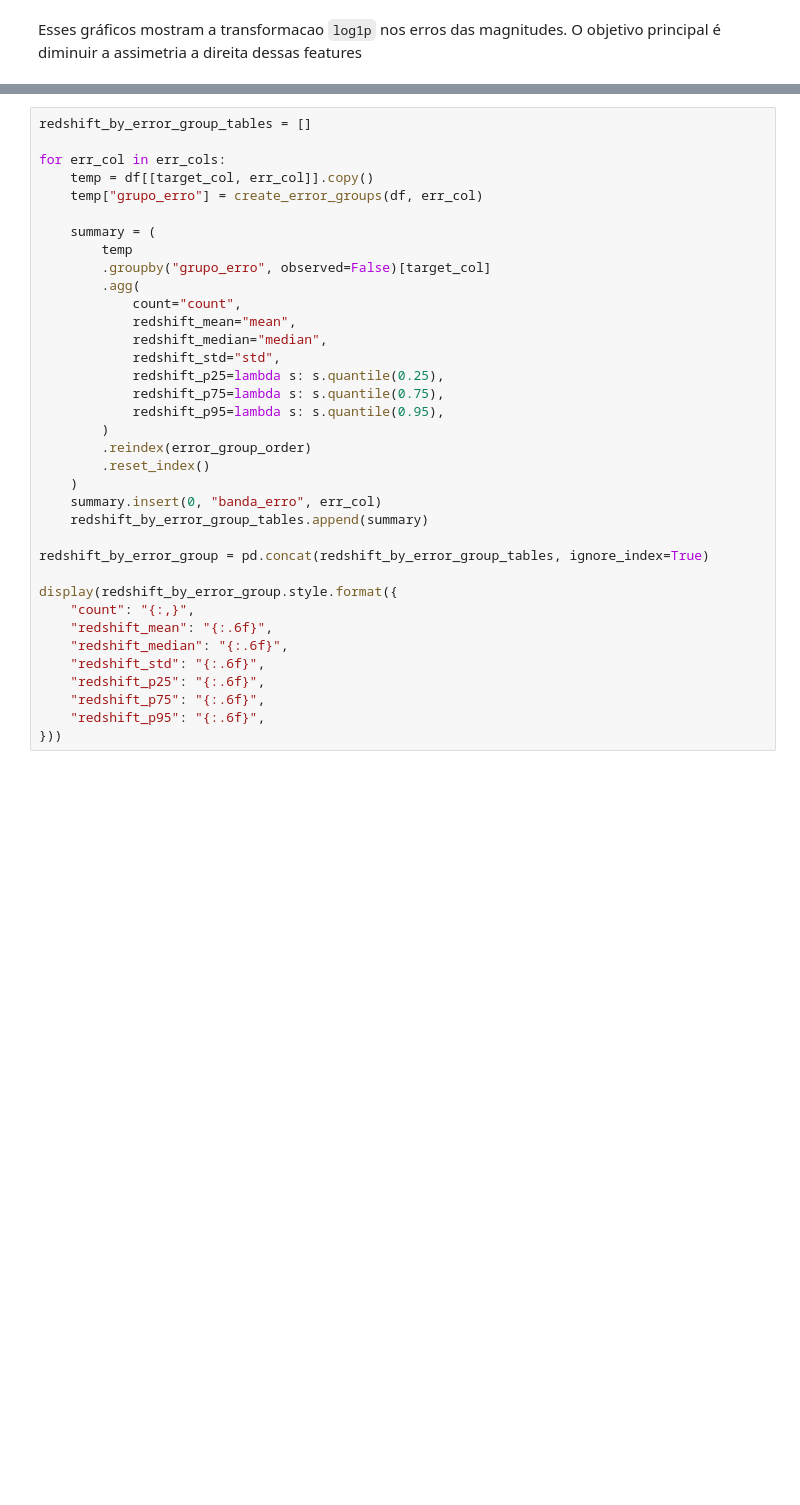
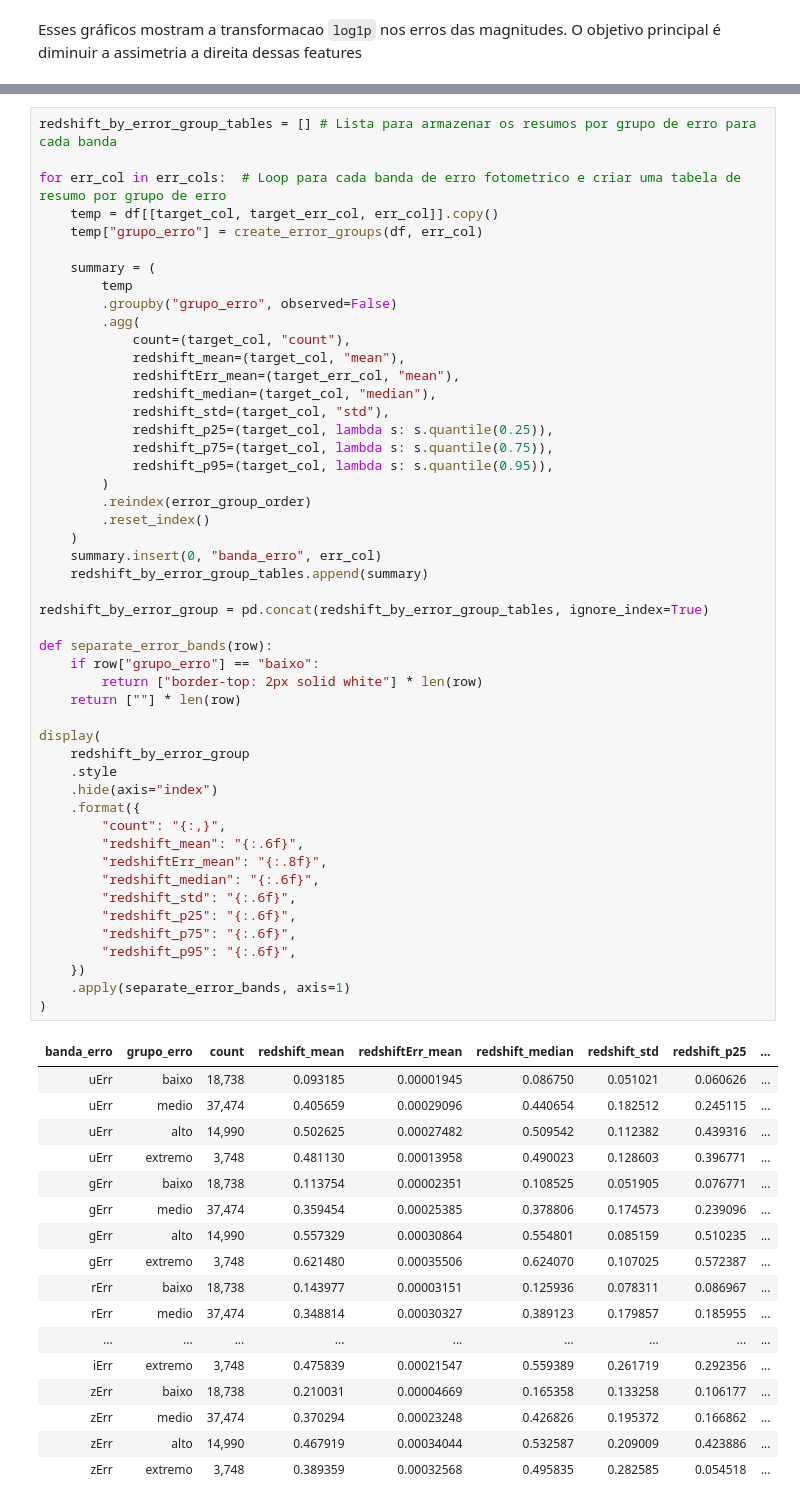
Before and after one commit to joaopjpc/redshift-learning, a Jupyter notebook: notebooks/01_eda_happy.ipynb, the cells around one changed output, grey strips where cells are left out. Drawn from its saved outputs; the diff is of its cells as text; blank space fills up the shorter version.

```diff
--- a/notebooks/01_eda_happy.ipynb
+++ b/notebooks/01_eda_happy.ipynb
@@ -749,36 +898,67 @@ Para cada banda, criamos uma coluna temporaria de grupo de erro e calculamos est
 # %%
-redshift_by_error_group_tables = []
+redshift_by_error_group_tables = [] # Lista para armazenar os resumos por grupo de erro para cada banda
 
-for err_col in err_cols:
-    temp = df[[target_col, err_col]].copy()
+for err_col in err_cols:  # Loop para cada banda de erro fotometrico e criar uma tabela de resumo por grupo de erro
+    temp = df[[target_col, target_err_col, err_col]].copy()
     temp["grupo_erro"] = create_error_groups(df, err_col)
 
     summary = (
         temp
-        .groupby("grupo_erro", observed=False)[target_col]
+        .groupby("grupo_erro", observed=False)
         .agg(
-            count="count",
-            redshift_mean="mean",
-            redshift_median="median",
-            redshift_std="std",
-            redshift_p25=lambda s: s.quantile(0.25),
-            redshift_p75=lambda s: s.quantile(0.75),
-            redshift_p95=lambda s: s.quantile(0.95),
+            count=(target_col, "count"),
+            redshift_mean=(target_col, "mean"),
+            redshiftErr_mean=(target_err_col, "mean"),
+            redshift_median=(target_col, "median"),
+            redshift_std=(target_col, "std"),
+            redshift_p25=(target_col, lambda s: s.quantile(0.25)),
+            redshift_p75=(target_col, lambda s: s.quantile(0.75)),
+            redshift_p95=(target_col, lambda s: s.quantile(0.95)),
         )
         .reindex(error_group_order)
         .reset_index()
     )
     summary.insert(0, "banda_erro", err_col)
     redshift_by_error_group_tables.append(summary)
 
 redshift_by_error_group = pd.concat(redshift_by_error_group_tables, ignore_index=True)
 
-display(redshift_by_error_group.style.format({
-    "count": "{:,}",
-    "redshift_mean": "{:.6f}",
-    "redshift_median": "{:.6f}",
-    "redshift_std": "{:.6f}",
-    "redshift_p25": "{:.6f}",
-    "redshift_p75": "{:.6f}",
-    "redshift_p95": "{:.6f}",
-}))
+def separate_error_bands(row):
+    if row["grupo_erro"] == "baixo":
+        return ["border-top: 2px solid white"] * len(row)
+    return [""] * len(row)
+
+display(
+    redshift_by_error_group
+    .style
+    .hide(axis="index")
+    .format({
+        "count": "{:,}",
+        "redshift_mean": "{:.6f}",
+        "redshiftErr_mean": "{:.8f}",
+        "redshift_median": "{:.6f}",
+        "redshift_std": "{:.6f}",
+        "redshift_p25": "{:.6f}",
+        "redshift_p75": "{:.6f}",
+        "redshift_p95": "{:.6f}",
+    })
+    .apply(separate_error_bands, axis=1)
+)
+# %% [output]
+| banda_erro | grupo_erro | count | redshift_mean | redshiftErr_mean | redshift_median | redshift_std | redshift_p25 | ... |
+| uErr | baixo | 18,738 | 0.093185 | 0.00001945 | 0.086750 | 0.051021 | 0.060626 | ... |
+| uErr | medio | 37,474 | 0.405659 | 0.00029096 | 0.440654 | 0.182512 | 0.245115 | ... |
+| uErr | alto | 14,990 | 0.502625 | 0.00027482 | 0.509542 | 0.112382 | 0.439316 | ... |
+| uErr | extremo | 3,748 | 0.481130 | 0.00013958 | 0.490023 | 0.128603 | 0.396771 | ... |
+| gErr | baixo | 18,738 | 0.113754 | 0.00002351 | 0.108525 | 0.051905 | 0.076771 | ... |
+| gErr | medio | 37,474 | 0.359454 | 0.00025385 | 0.378806 | 0.174573 | 0.239096 | ... |
+| gErr | alto | 14,990 | 0.557329 | 0.00030864 | 0.554801 | 0.085159 | 0.510235 | ... |
+| gErr | extremo | 3,748 | 0.621480 | 0.00035506 | 0.624070 | 0.107025 | 0.572387 | ... |
+| rErr | baixo | 18,738 | 0.143977 | 0.00003151 | 0.125936 | 0.078311 | 0.086967 | ... |
+| rErr | medio | 37,474 | 0.348814 | 0.00030327 | 0.389123 | 0.179857 | 0.185955 | ... |
+| ... | ... | ... | ... | ... | ... | ... | ... | ... |
+| iErr | extremo | 3,748 | 0.475839 | 0.00021547 | 0.559389 | 0.261719 | 0.292356 | ... |
+| zErr | baixo | 18,738 | 0.210031 | 0.00004669 | 0.165358 | 0.133258 | 0.106177 | ... |
+| zErr | medio | 37,474 | 0.370294 | 0.00023248 | 0.426826 | 0.195372 | 0.166862 | ... |
+| zErr | alto | 14,990 | 0.467919 | 0.00034044 | 0.532587 | 0.209009 | 0.423886 | ... |
+| zErr | extremo | 3,748 | 0.389359 | 0.00032568 | 0.495835 | 0.282585 | 0.054518 | ... |
```
Also changed, not shown: parts of 25 cells of this notebook.
